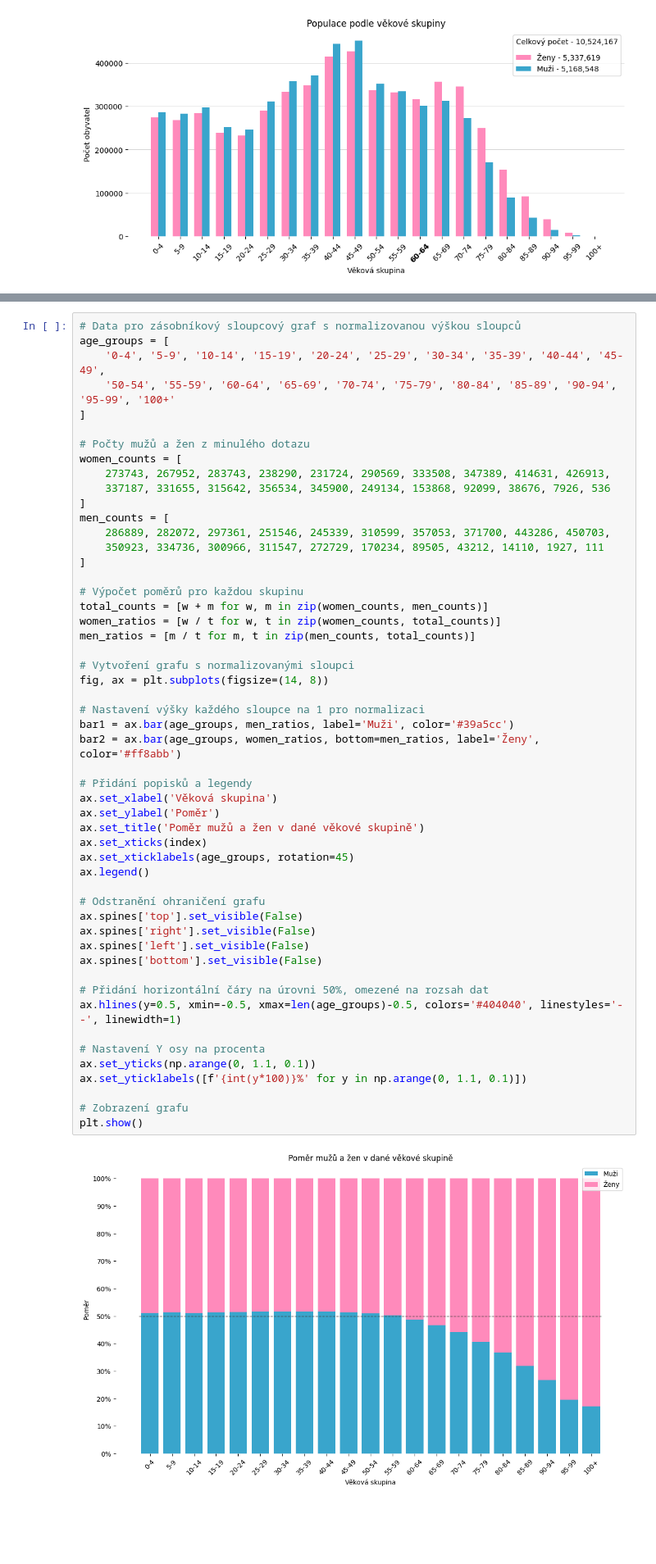
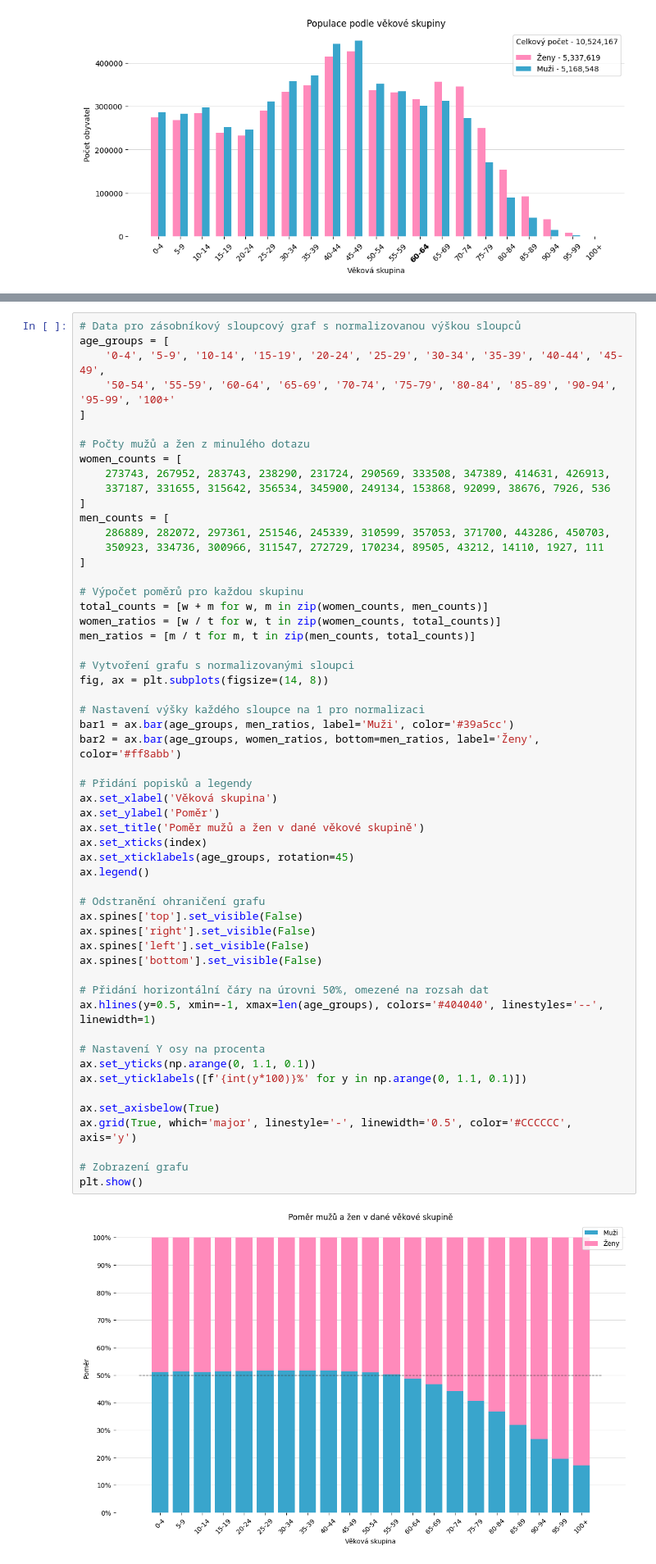
Before and after one commit to rcech44/sp_scitani_lidu, a Jupyter notebook: python_analysis/analysis.ipynb, the cells around one changed output, grey strips where cells are left out. Shown at 82% size. Saved outputs shown, nothing was run; the diff lists cells and outputs as text; blank space fills up the shorter version.

```diff
--- a/python_analysis/analysis.ipynb
+++ b/python_analysis/analysis.ipynb
@@ -654,35 +696,38 @@ men_ratios = [m / t for m, t in zip(men_counts, total_counts)]
 # Vytvoření grafu s normalizovanými sloupci
 fig, ax = plt.subplots(figsize=(14, 8))
 
 # Nastavení výšky každého sloupce na 1 pro normalizaci
 bar1 = ax.bar(age_groups, men_ratios, label='Muži', color='#39a5cc')
 bar2 = ax.bar(age_groups, women_ratios, bottom=men_ratios, label='Ženy', color='#ff8abb')
 
 # Přidání popisků a legendy
 ax.set_xlabel('Věková skupina')
 ax.set_ylabel('Poměr')
 ax.set_title('Poměr mužů a žen v dané věkové skupině')
 ax.set_xticks(index)
 ax.set_xticklabels(age_groups, rotation=45)
 ax.legend()
 
 # Odstranění ohraničení grafu
 ax.spines['top'].set_visible(False)
 ax.spines['right'].set_visible(False)
 ax.spines['left'].set_visible(False)
 ax.spines['bottom'].set_visible(False)
 
 # Přidání horizontální čáry na úrovni 50%, omezené na rozsah dat
-ax.hlines(y=0.5, xmin=-0.5, xmax=len(age_groups)-0.5, colors='#404040', linestyles='--', linewidth=1)
+ax.hlines(y=0.5, xmin=-1, xmax=len(age_groups), colors='#404040', linestyles='--', linewidth=1)
 
 # Nastavení Y osy na procenta
 ax.set_yticks(np.arange(0, 1.1, 0.1))
 ax.set_yticklabels([f'{int(y*100)}%' for y in np.arange(0, 1.1, 0.1)])
 
+ax.set_axisbelow(True)
+ax.grid(True, which='major', linestyle='-', linewidth='0.5', color='#CCCCCC', axis='y')
+
 # Zobrazení grafu
 plt.show()
 # %% [output]
-[figure, old version]
+[figure, new version]
 # %%
 # Data pro oba grafy
 group_names = ['Děti (0-9)', 'Dospívající (10-19)', 'Dospělí (20-59)', 'Staří (60+)']
```
Also changed, not shown: parts of 9 cells of this notebook.
